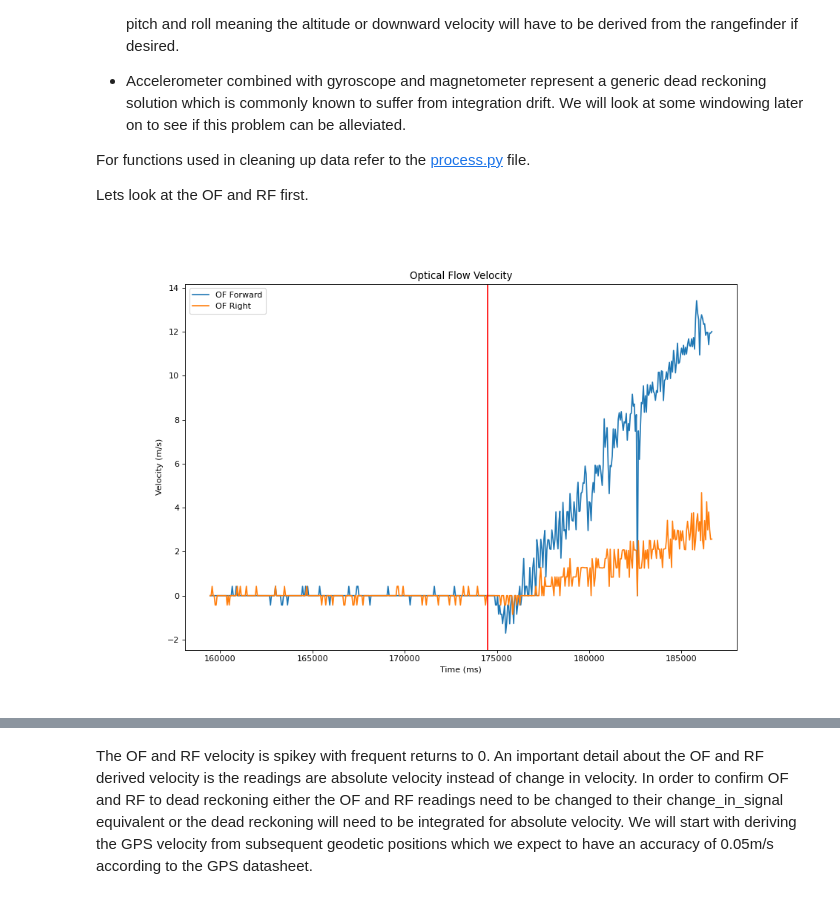
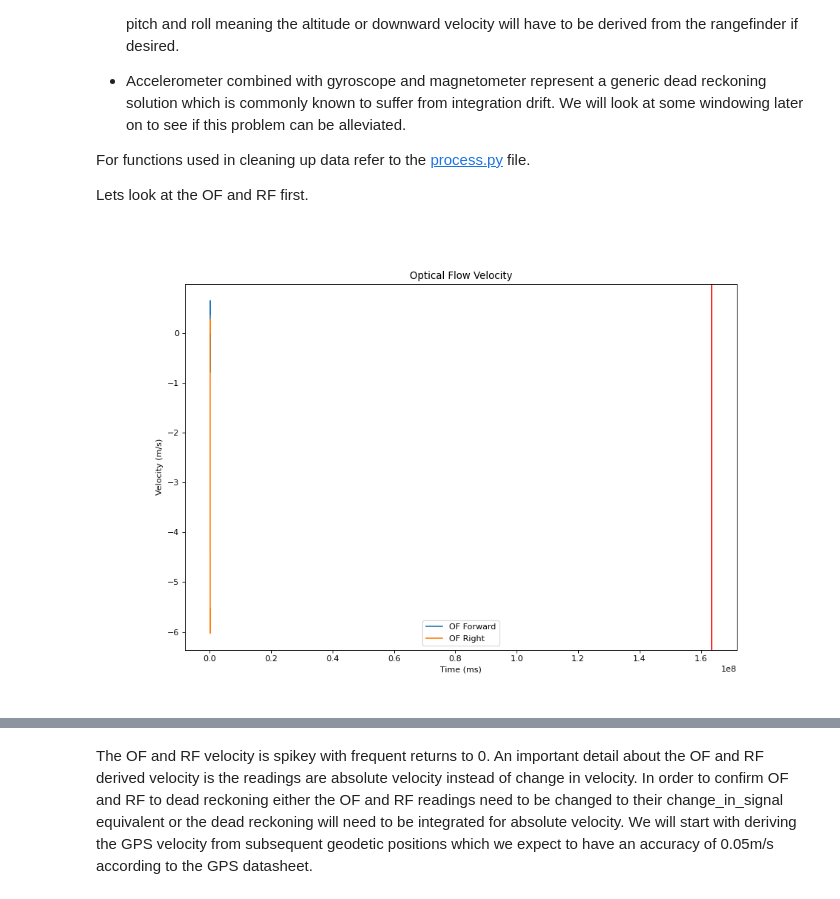
Before and after one commit to BaileySri/Practical-Software-Defense-for-GPS-Spoofing-on-a-Hobby-UAV-Offline, a Jupyter notebook: notebooks/0.3-bks-attack-idle.ipynb, the cells around one changed output, grey strips where cells are left out. Drawn from its saved outputs; the diff is of its cells as text; code cells hidden in the pictures.

Commit message:
Plot visualization update

```diff
--- a/notebooks/0.3-bks-attack-idle.ipynb
+++ b/notebooks/0.3-bks-attack-idle.ipynb
@@ -35,7 +35,7 @@ from os.path import exists
 
 #Convert log file from Mission Planner to usable CSV
 data_dir = "../data/"
-file = "Live-C-Idle-Attack-2000-1.log" #Change file for different log files
+file = "Live-C-Idle-Attack-2000-0_4.log" #Change file for different log files
 output = data_dir + "interim/" + file[:-3] + "csv"
 
 #Check if file exists already and if it does skip processing and read the file
@@ -215,18 +102,23 @@ For functions used in cleaning up data refer to the
 
 Lets look at the OF and RF first.
 # %%
+from confirmation.visualize import simple_time_plot
+
+#Attack variables
+atk = 163475940
+times = [0, atk/1000]
+
 #Drop the extra rows that are not related to updating the optical flow
-of = df[df.ofUS.shift() != df.ofUS][["ofUS","frF","frR","rf"]].reset_index()
+of = df[df.ofMS.shift() != df.ofMS][["ofMS","frF","frR","rf"]].reset_index()
 
 #Convert optical flow and rangefinder to OF Velocity
 of_vel = pd.DataFrame(data={"OF Forward":of.frF * of.rf/100,
                             "OF Right":of.frR * of.rf/100})
 
-simple_time_plot([of.ofUS,
-                  of.ofUS],
-                 of_vel,
-                 atk=atk/1000,
+simple_time_plot([of.ofMS, of.ofMS],
+                 [of_vel['OF Forward'], of_vel['OF Right']],
+                 atk=atk,
                  title="Optical Flow Velocity",
                  units=["ms","Velocity (m/s)"])
 # %% [output]
-[figure, old version]
+[figure, new version]
```
Also changed, not shown: parts of 11 cells of this notebook, 2 other files.
